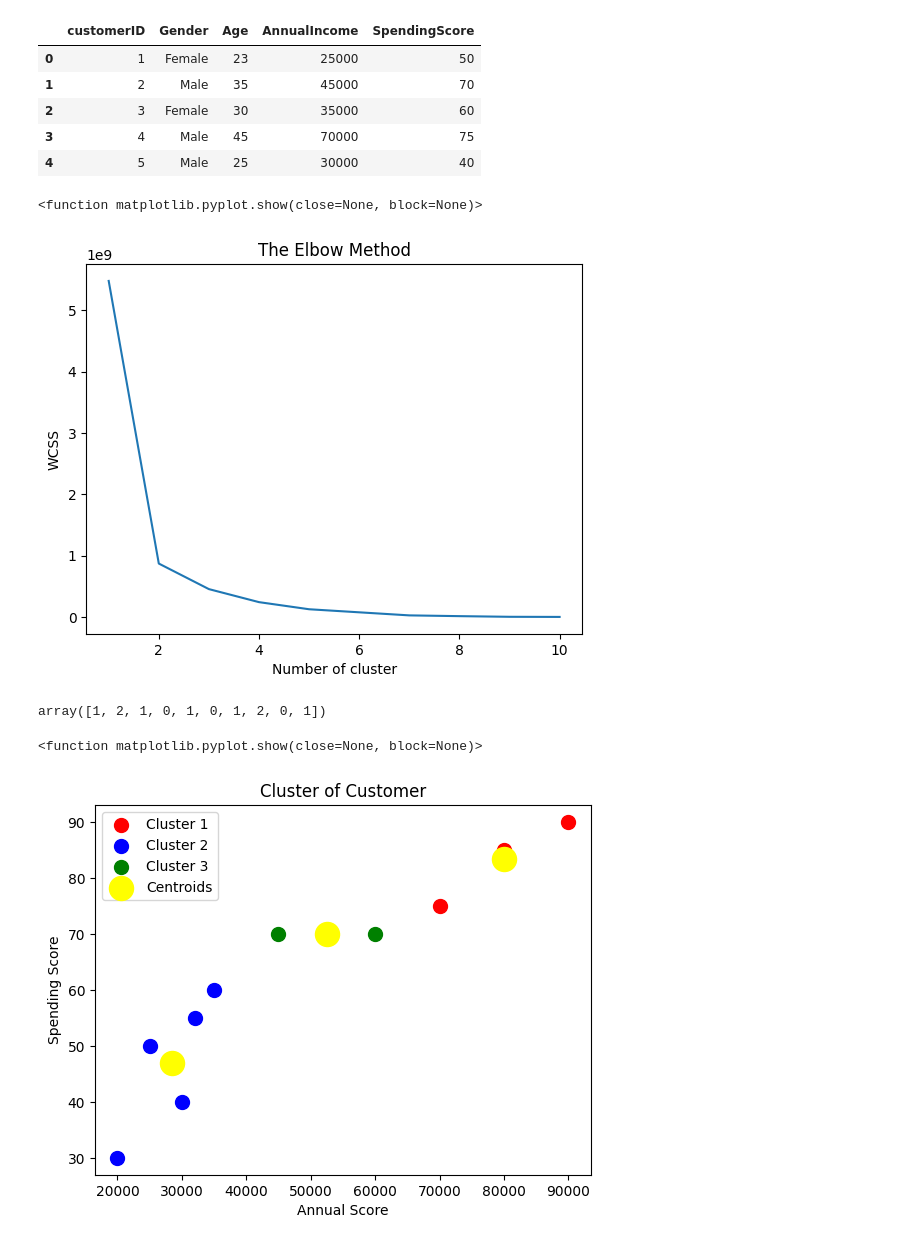
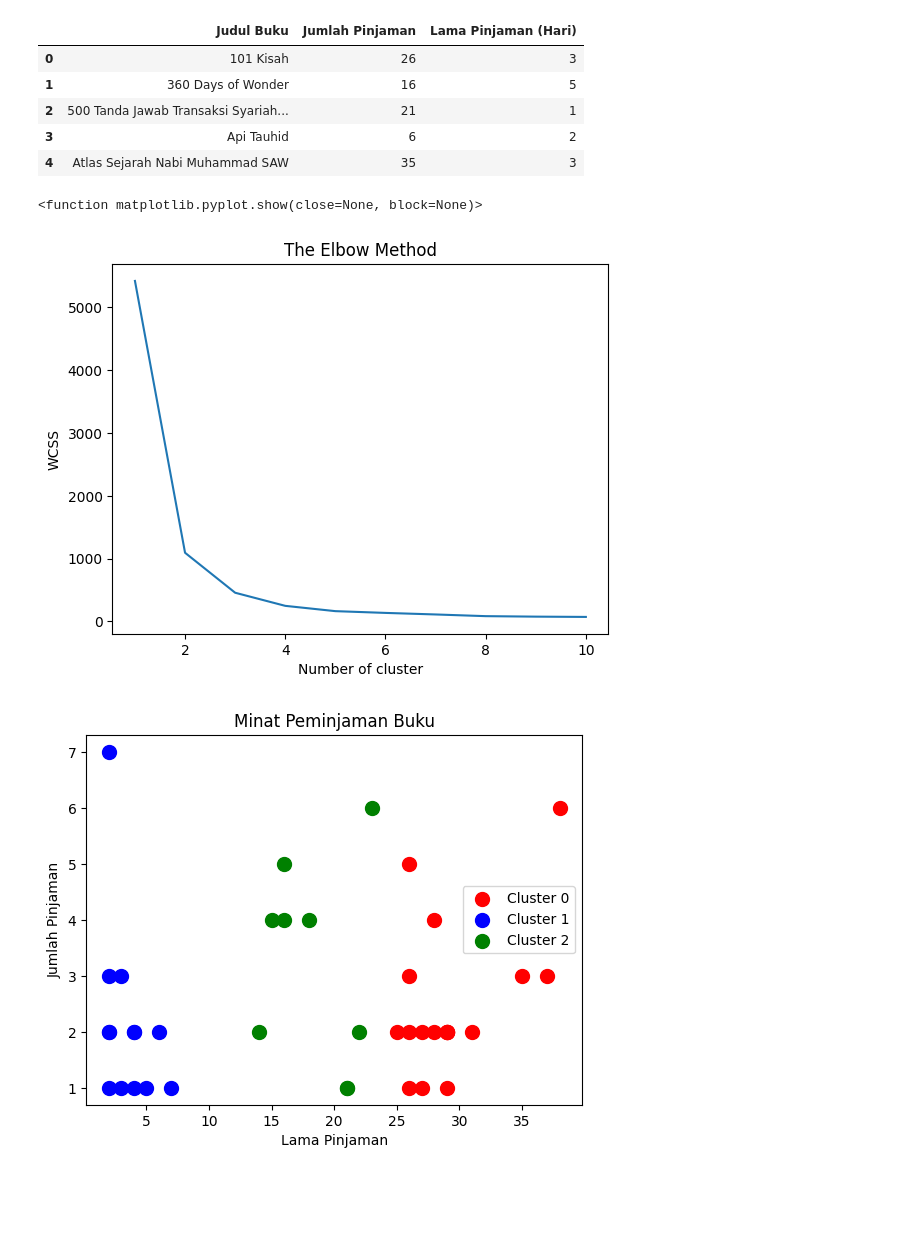
Before and after one commit to Xkylz1/Pattern-Recognition, a Jupyter notebook: k-means/km.ipynb, the cells around one changed output. Saved outputs shown, nothing was run; the diff lists cells and outputs as text; code cells hidden in the pictures; blank space fills up the shorter version.

```diff
--- a/k-means/km.ipynb
+++ b/k-means/km.ipynb
@@ -3,18 +3,18 @@ import numpy as np
 import matplotlib.pyplot as plt
 import pandas as pd
 # %%
-dataset = pd.read_csv('dum.csv')
+dataset = pd.read_csv('pinjaman_buku_2019.csv')
 # %%
 dataset.head()
 # %% [output]
-|  | customerID | Gender | Age | AnnualIncome | SpendingScore |
-| 0 | 1 | Female | 23 | 25000 | 50 |
-| 1 | 2 | Male | 35 | 45000 | 70 |
-| 2 | 3 | Female | 30 | 35000 | 60 |
-| 3 | 4 | Male | 45 | 70000 | 75 |
-| 4 | 5 | Male | 25 | 30000 | 40 |
+|  | Judul Buku | Jumlah Pinjaman | Lama Pinjaman (Hari) |
+| 0 | 101 Kisah | 26 | 3 |
+| 1 | 360 Days of Wonder | 16 | 5 |
+| 2 | 500 Tanda Jawab Transaksi Syariah... | 21 | 1 |
+| 3 | Api Tauhid | 6 | 2 |
+| 4 | Atlas Sejarah Nabi Muhammad SAW | 35 | 3 |
 # %%
-X = dataset.iloc[:,[3,4]].values
+X = dataset.iloc[:,[1,2]].values
 # %%
 from sklearn.cluster import KMeans
 
@@ -33,4 +33,4 @@ plt.ylabel('WCSS')
 plt.show
 # %% [output]
 <function matplotlib.pyplot.show(close=None, block=None)>
-[figure, old version]
+[figure, new version]
@@ -40,17 +37,22 @@ y_kmeans = kmeans.fit_predict(X)
-# %%
-y_kmeans
-# %% [output]
-array([1, 2, 1, 0, 1, 0, 1, 2, 0, 1])
 # %%
-plt.scatter(X[y_kmeans == 0, 0], X[y_kmeans == 0, 1], s=100, c='red', label='Cluster 1')
-plt.scatter(X[y_kmeans == 1, 0], X[y_kmeans == 1, 1], s=100, c='blue', label='Cluster 2')
-plt.scatter(X[y_kmeans == 2, 0], X[y_kmeans == 2, 1], s=100, c='green', label='Cluster 3')
-plt.scatter(kmeans.cluster_centers_[:,0],kmeans.cluster_centers_[:,1], s=300, c='yellow', label='Centroids')
-plt.title('Cluster of Customer')
-plt.xlabel('Annual Score')
-plt.ylabel('Spending Score')
+# Perform K-means clustering
+from sklearn.cluster import KMeans
+
+kmeans = KMeans(n_clusters=3, init='k-means++', random_state=42)
+y_kmeans = kmeans.fit_predict(X)
+
+# Add cluster labels to the dataset
+dataset['Cluster'] = y_kmeans
+
+# Scatter plot with clusters and centroids
+plt.scatter(X[y_kmeans == 0, 0], X[y_kmeans == 0, 1], s=100, c='red', label='Cluster 0')
+plt.scatter(X[y_kmeans == 1, 0], X[y_kmeans == 1, 1], s=100, c='blue', label='Cluster 1')
+plt.scatter(X[y_kmeans == 2, 0], X[y_kmeans == 2, 1], s=100, c='green', label='Cluster 2')
+# plt.scatter(kmeans.cluster_centers_[:, 0], kmeans.cluster_centers_[:, 1], s=300, c='yellow', label='Centroids')
+plt.title('Minat Peminjaman Buku')
+plt.xlabel('Lama Pinjaman')
+plt.ylabel('Jumlah Pinjaman')
 plt.legend()
-plt.show
+plt.show()
 # %% [output]
-<function matplotlib.pyplot.show(close=None, block=None)>
-[figure, old version]
+[figure, new version]
```
Also changed, not shown: parts of 2 cells of this notebook.
